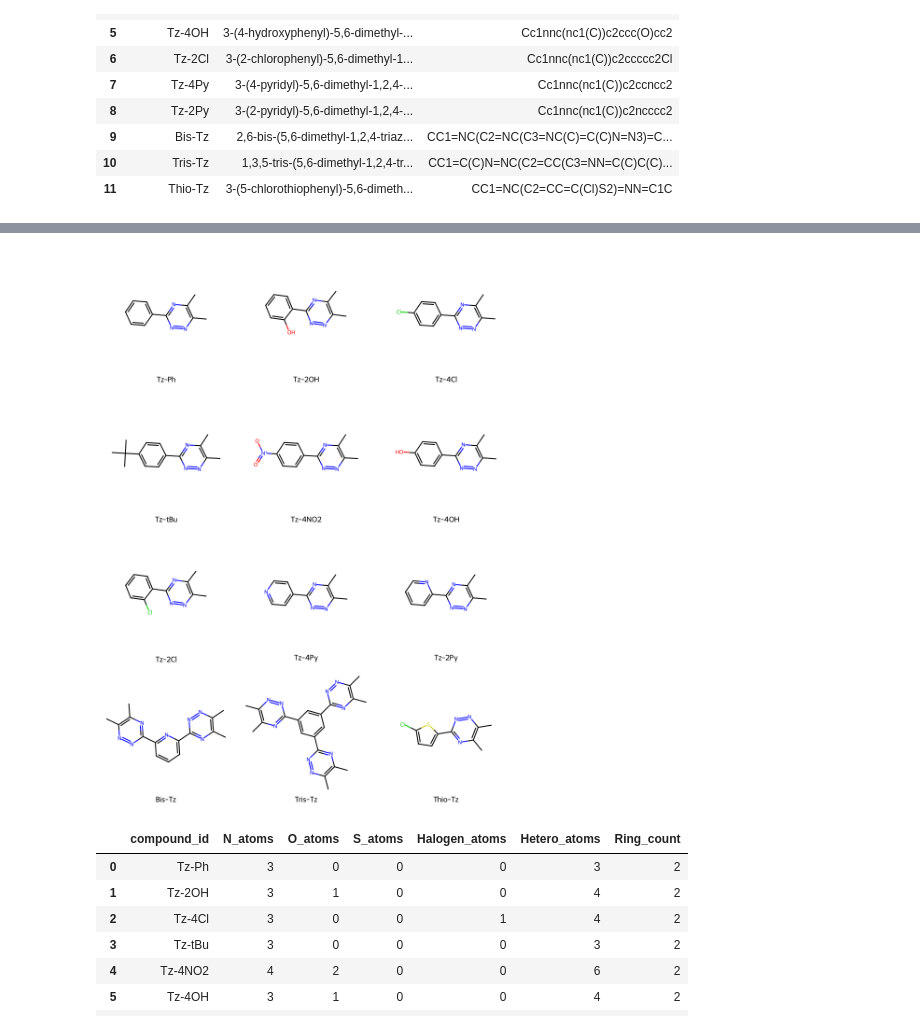
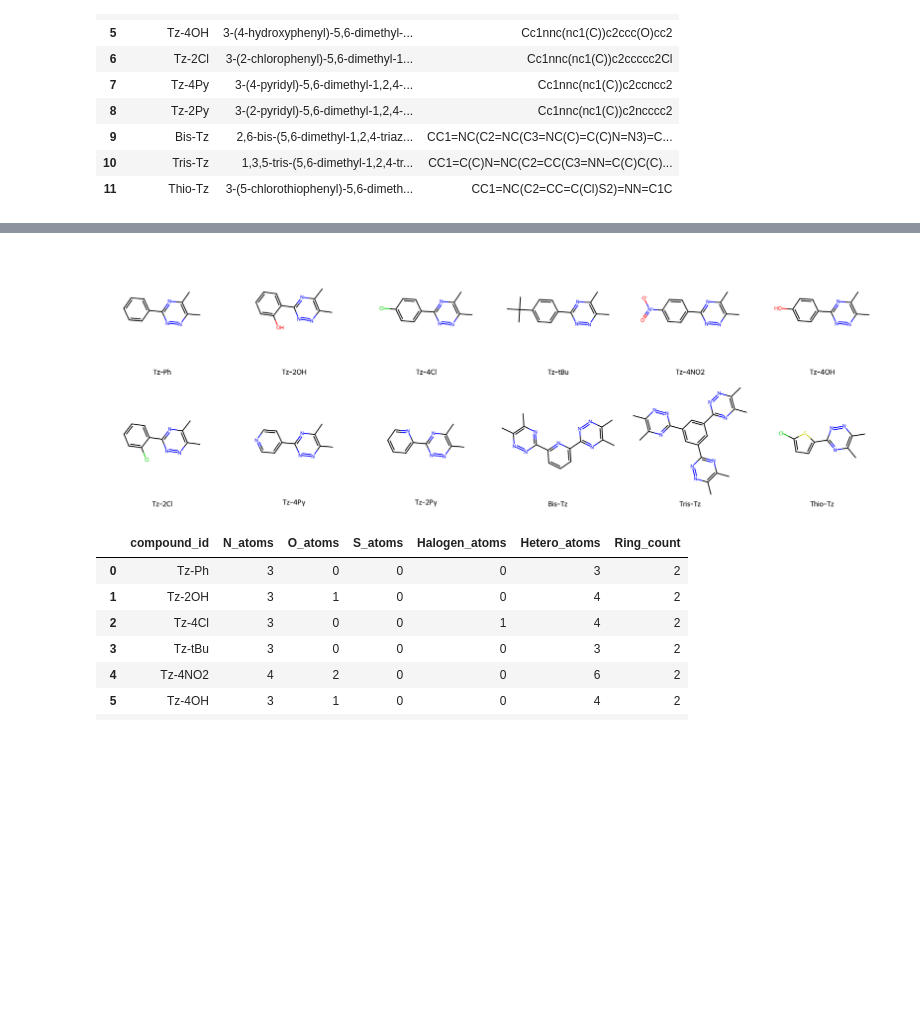
Before and after one commit to joyboy-gr5/triazine-cheminformatics, a Jupyter notebook: notebooks/01_experimental_compounds.ipynb, the cells around one changed output, grey strips where cells are left out. Saved outputs shown, nothing was run; the diff lists cells and outputs as text; code cells hidden in the pictures; blank space fills up the shorter version.

```diff
--- a/notebooks/01_experimental_compounds.ipynb
+++ b/notebooks/01_experimental_compounds.ipynb
@@ -95,15 +74,13 @@ descriptor_df[['compound_id','LogP']].sort_values('LogP', ascending = False)
 # %%
 from rdkit.Chem import Draw
 molecules_list = [Chem.MolFromSmiles(s) for s in descriptor_df['smiles']]
-# Create legends from SMILES
+a = descriptor_df['compound_id'].tolist()
 
-a = descriptor_df['compound_id'].tolist()
-# Generate grid image
-img = Draw.MolsToGridImage(molecules_list, molsPerRow=3, legends = a, subImgSize=(300, 300))
+img = Draw.MolsToGridImage(molecules_list, molsPerRow=6, legends = a, subImgSize=(300, 300))
 
 display(img)
 # %% [output]
-[figure, old version]
+[figure, new version]
 # %%
 from rdkit import Chem
 import seaborn as sns
```
Also changed, not shown: parts of 9 cells of this notebook, 54 other files.
